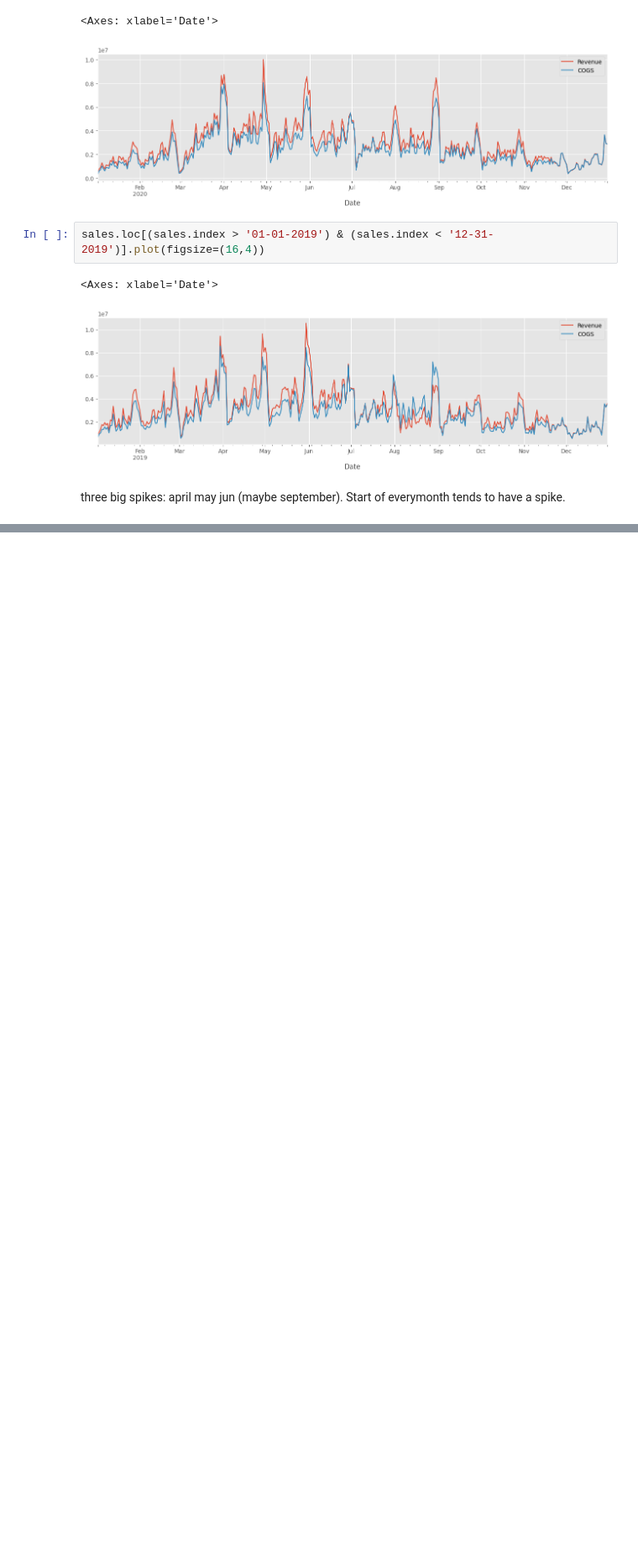
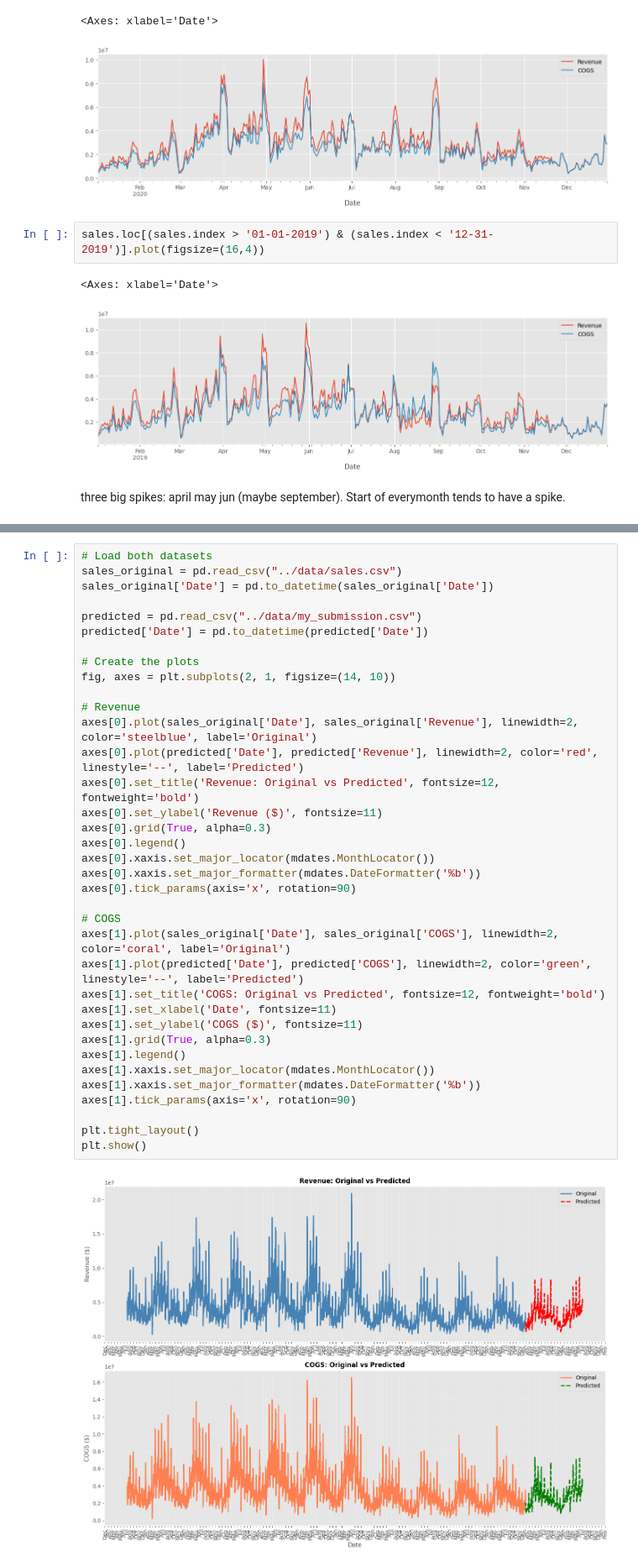
Before and after one commit to nqt-2/Datathon_Vin, a Jupyter notebook: notebook/xgboost.ipynb, the cells around one changed output, grey strips where cells are left out. Shown at 84% size. Drawn from its saved outputs; the diff is of its cells as text; blank space fills up the shorter version.

```diff
--- a/notebook/xgboost.ipynb
+++ b/notebook/xgboost.ipynb
@@ -85,0 +255,38 @@ sales['days'] = sales.index.day
+# %%
+# Load both datasets
+sales_original = pd.read_csv("../data/sales.csv")
+sales_original['Date'] = pd.to_datetime(sales_original['Date'])
+
+predicted = pd.read_csv("../data/my_submission.csv")
+predicted['Date'] = pd.to_datetime(predicted['Date'])
+
+# Create the plots
+fig, axes = plt.subplots(2, 1, figsize=(14, 10))
+
+# Revenue
+axes[0].plot(sales_original['Date'], sales_original['Revenue'], linewidth=2, color='steelblue', label='Original')
+axes[0].plot(predicted['Date'], predicted['Revenue'], linewidth=2, color='red', linestyle='--', label='Predicted')
+axes[0].set_title('Revenue: Original vs Predicted', fontsize=12, fontweight='bold')
+axes[0].set_ylabel('Revenue ($)', fontsize=11)
+axes[0].grid(True, alpha=0.3)
+axes[0].legend()
+axes[0].xaxis.set_major_locator(mdates.MonthLocator())
+axes[0].xaxis.set_major_formatter(mdates.DateFormatter('%b'))
+axes[0].tick_params(axis='x', rotation=90)
+
+# COGS
+axes[1].plot(sales_original['Date'], sales_original['COGS'], linewidth=2, color='coral', label='Original')
+axes[1].plot(predicted['Date'], predicted['COGS'], linewidth=2, color='green', linestyle='--', label='Predicted')
+axes[1].set_title('COGS: Original vs Predicted', fontsize=12, fontweight='bold')
+axes[1].set_xlabel('Date', fontsize=11)
+axes[1].set_ylabel('COGS ($)', fontsize=11)
+axes[1].grid(True, alpha=0.3)
+axes[1].legend()
+axes[1].xaxis.set_major_locator(mdates.MonthLocator())
+axes[1].xaxis.set_major_formatter(mdates.DateFormatter('%b'))
+axes[1].tick_params(axis='x', rotation=90)
+
+plt.tight_layout()
+plt.show()
+# %% [output]
+[figure, added]
```
Also changed, not shown: parts of 17 cells of this notebook, 2 other files.
